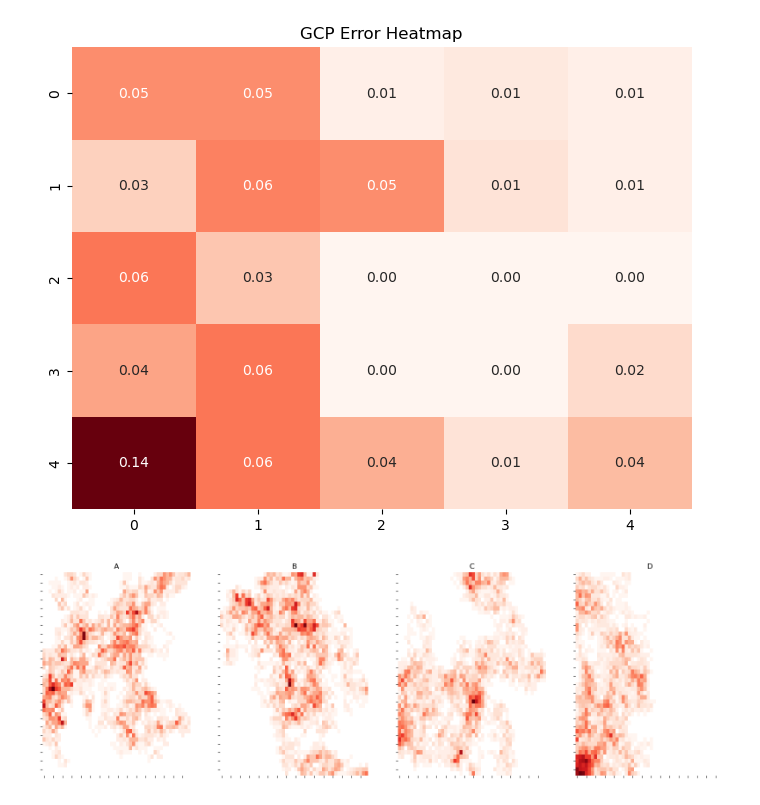
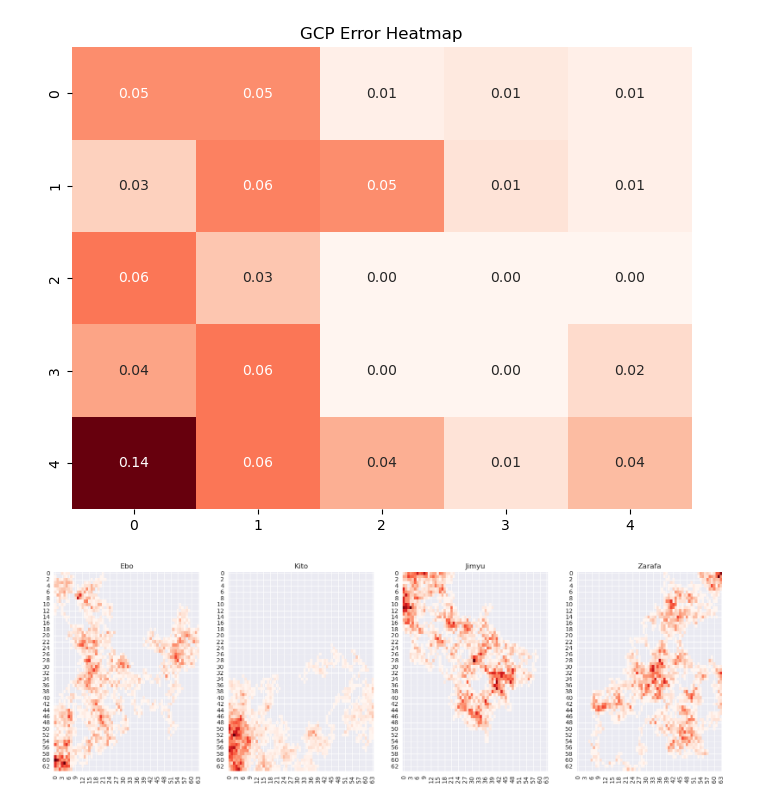
Before and after one commit to wildlifelabs/realtime-welfare, a Jupyter notebook: graphs.ipynb, the cells around one changed output. Saved outputs shown, nothing was run; the diff lists cells and outputs as text; code cells hidden in the pictures.

```diff
--- a/graphs.ipynb
+++ b/graphs.ipynb
@@ -208,7 +186,7 @@ import matplotlib.pyplot as plt
 
 # Parameters for the random walk
 n_steps = 5000  # Number of steps in the random walk
-grid_size = 48   # Size of the 2D grid
+grid_size = 64   # Size of the 2D grid
 
 # Initialize the grid to track visit counts
 grid_a = np.zeros((grid_size, grid_size))
@@ -217,38 +195,35 @@ grid_c = np.zeros((grid_size, grid_size))
 grid_d = np.zeros((grid_size, grid_size))
 
 
 def render_grid(src):
     # Random walk: Update the grid based on random movements
     x, y = grid_size // 2, grid_size // 2
     for _ in range(n_steps):
         # Randomly choose a direction: left, right, up, down
         dx, dy = np.random.choice([-1,0,1]), np.random.choice([-1,0,1])
 
         # Move in the chosen direction
         x = np.clip((x + dx),0,grid_size-1)  # Ensure the walk wraps around the edges
         y = np.clip((y + dy),0,grid_size-1)
 
         # Increment the visit count for the current position
         src[x, y] += 1
     return src
 
 
 grid_a = render_grid(grid_a)
 grid_b = render_grid(grid_b)
 grid_c = render_grid(grid_c)
 grid_d = render_grid(grid_d)
 
 fig, axes = plt.subplots(1, 4, figsize=(20, 6))
 
 for ax, grid in zip(axes, [grid_a, grid_b, grid_c, grid_d]):
-    ax.tick_params(axis='both', which='both', labelbottom=False, labelleft=False)
-    ax.set_xticks([])
-    ax.set_yticks([])
     sns.heatmap(grid, cmap="Reds", alpha=1.0, cbar=False, mask=np.where(grid > 0.25, 0, 1), ax=ax)
-axes[0].set_title("A")
-axes[1].set_title("B")
-axes[2].set_title("C")
-axes[3].set_title("D")
+axes[0].set_title("Ebo")
+axes[1].set_title("Kito")
+axes[2].set_title("Jimyu")
+axes[3].set_title("Zarafa")
 plt.show()
 # %% [output]
-[figure, old version]
+[figure, new version]
```
Also changed, not shown: parts of 1 cell of this notebook, 1 other file.
